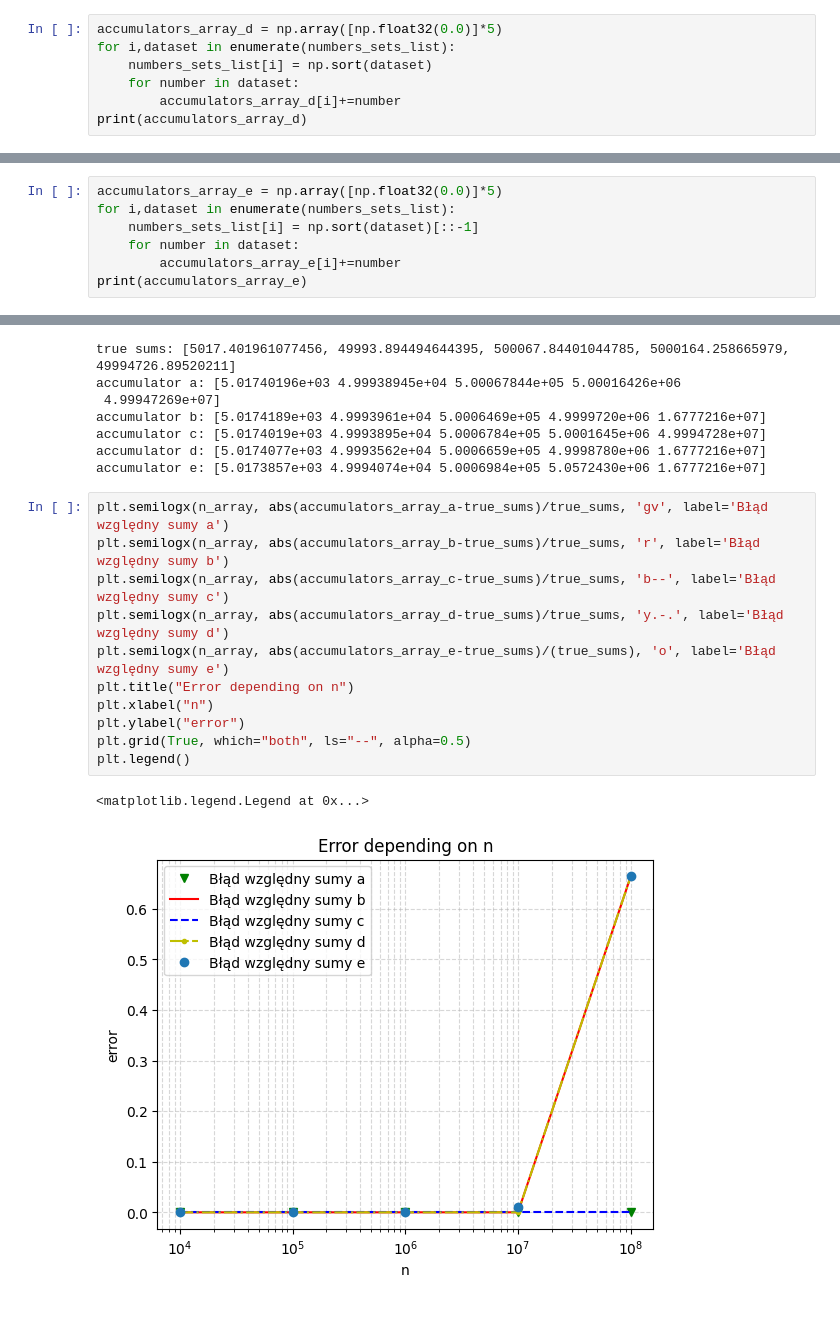
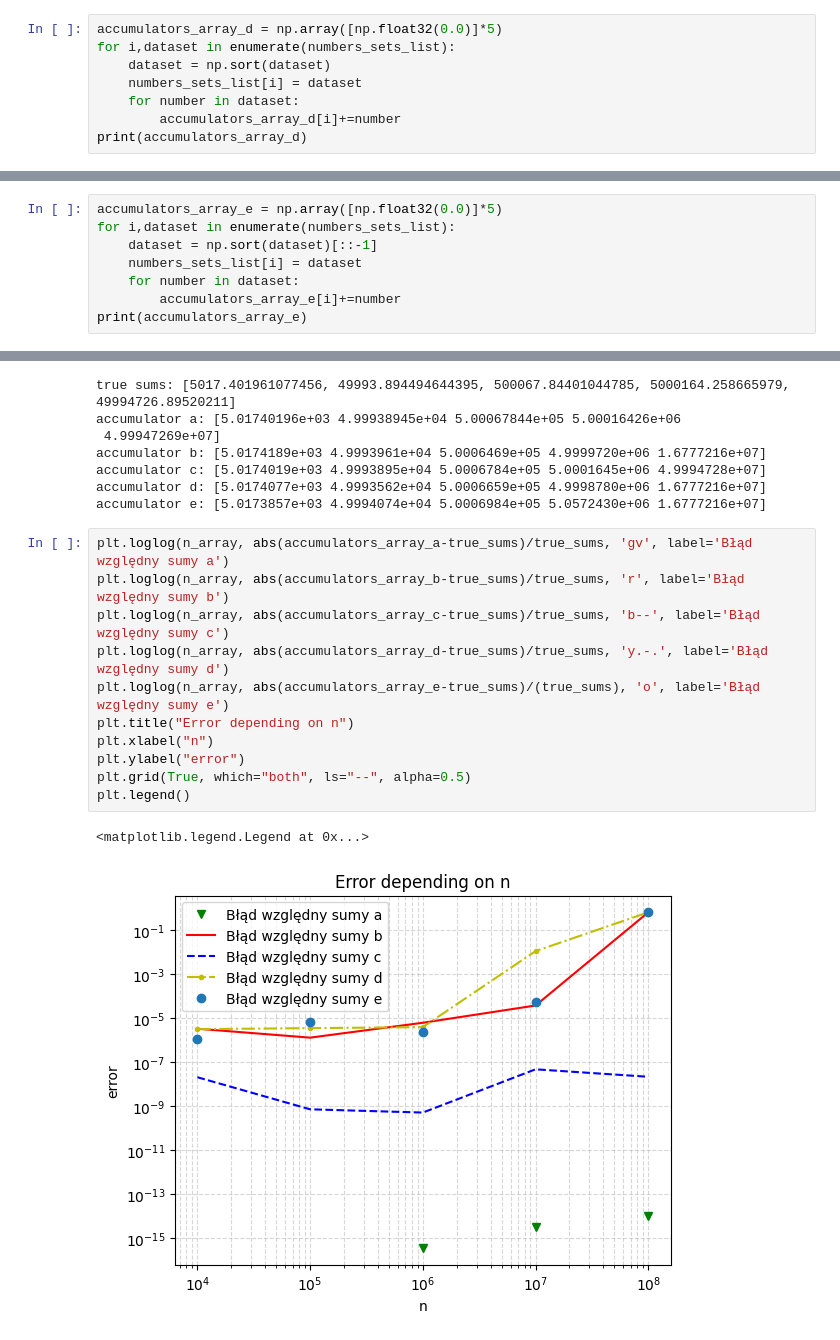
Before and after one commit to Szymbuk/MOWNIT, a Jupyter notebook: lab1/zad4.ipynb, the cells around one changed output, grey strips where cells are left out. Drawn from its saved outputs; the diff is of its cells as text.

Commit message:
Changed graph visualization

```diff
--- a/lab1/zad4.ipynb
+++ b/lab1/zad4.ipynb
@@ -47,7 +47,8 @@ d)
 # %%
 accumulators_array_d = np.array([np.float32(0.0)]*5)
 for i,dataset in enumerate(numbers_sets_list):
-    numbers_sets_list[i] = np.sort(dataset)
+    dataset = np.sort(dataset)
+    numbers_sets_list[i] = dataset
     for number in dataset:
         accumulators_array_d[i]+=number
 print(accumulators_array_d)
@@ -58,7 +59,8 @@ e)
 # %%
 accumulators_array_e = np.array([np.float32(0.0)]*5)
 for i,dataset in enumerate(numbers_sets_list):
-    numbers_sets_list[i] = np.sort(dataset)[::-1]
+    dataset = np.sort(dataset)[::-1]
+    numbers_sets_list[i] = dataset
     for number in dataset:
         accumulators_array_e[i]+=number
 print(accumulators_array_e)
@@ -80,16 +82,16 @@ accumulator c: [5.0174019e+03 4.9993895e+04 5.0006784e+05 5.0001645e+06 4.999472
 accumulator d: [5.0174077e+03 4.9993562e+04 5.0006659e+05 4.9998780e+06 1.6777216e+07]
 accumulator e: [5.0173857e+03 4.9994074e+04 5.0006984e+05 5.0572430e+06 1.6777216e+07]
 # %%
-plt.semilogx(n_array, abs(accumulators_array_a-true_sums)/true_sums, 'gv', label='Błąd względny sumy a')
-plt.semilogx(n_array, abs(accumulators_array_b-true_sums)/true_sums, 'r', label='Błąd względny sumy b')
-plt.semilogx(n_array, abs(accumulators_array_c-true_sums)/true_sums, 'b--', label='Błąd względny sumy c')
-plt.semilogx(n_array, abs(accumulators_array_d-true_sums)/true_sums, 'y.-.', label='Błąd względny sumy d')
-plt.semilogx(n_array, abs(accumulators_array_e-true_sums)/(true_sums), 'o', label='Błąd względny sumy e')
+plt.loglog(n_array, abs(accumulators_array_a-true_sums)/true_sums, 'gv', label='Błąd względny sumy a')
+plt.loglog(n_array, abs(accumulators_array_b-true_sums)/true_sums, 'r', label='Błąd względny sumy b')
+plt.loglog(n_array, abs(accumulators_array_c-true_sums)/true_sums, 'b--', label='Błąd względny sumy c')
+plt.loglog(n_array, abs(accumulators_array_d-true_sums)/true_sums, 'y.-.', label='Błąd względny sumy d')
+plt.loglog(n_array, abs(accumulators_array_e-true_sums)/(true_sums), 'o', label='Błąd względny sumy e')
 plt.title("Error depending on n")
 plt.xlabel("n")
 plt.ylabel("error")
 plt.grid(True, which="both", ls="--", alpha=0.5)
 plt.legend()
 # %% [output]
 <matplotlib.legend.Legend at 0x...>
-[figure, old version]
+[figure, new version]
```
Also changed, not shown: parts of 2 cells of this notebook.
